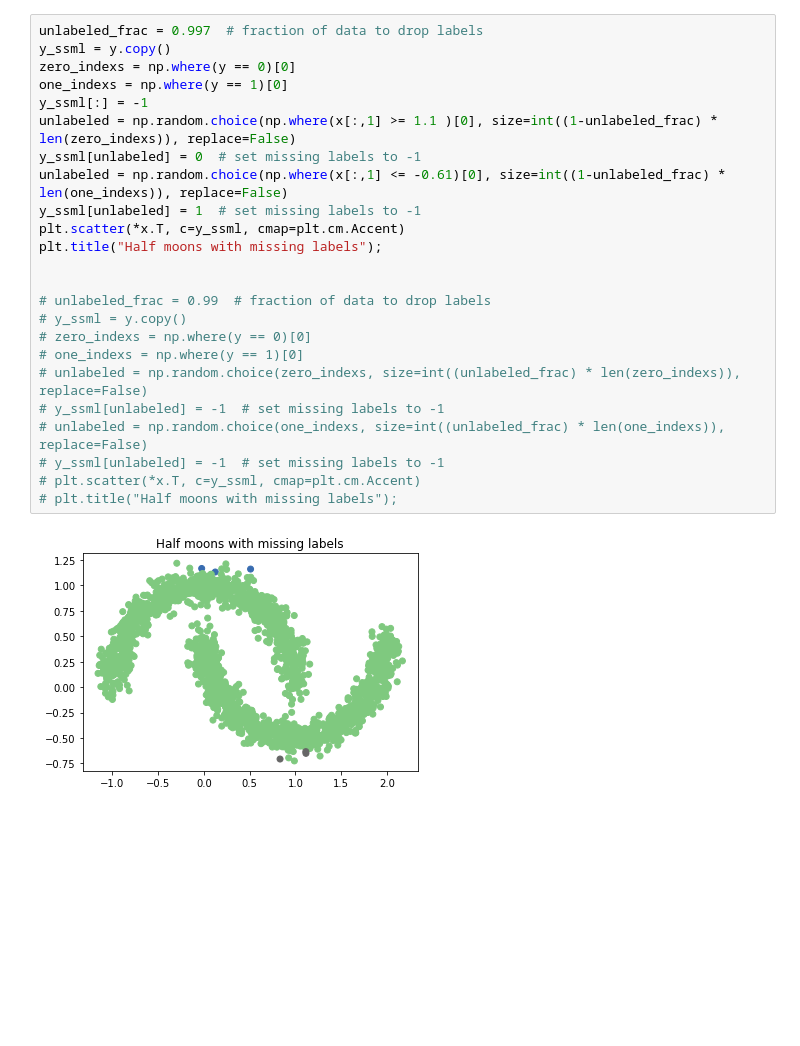
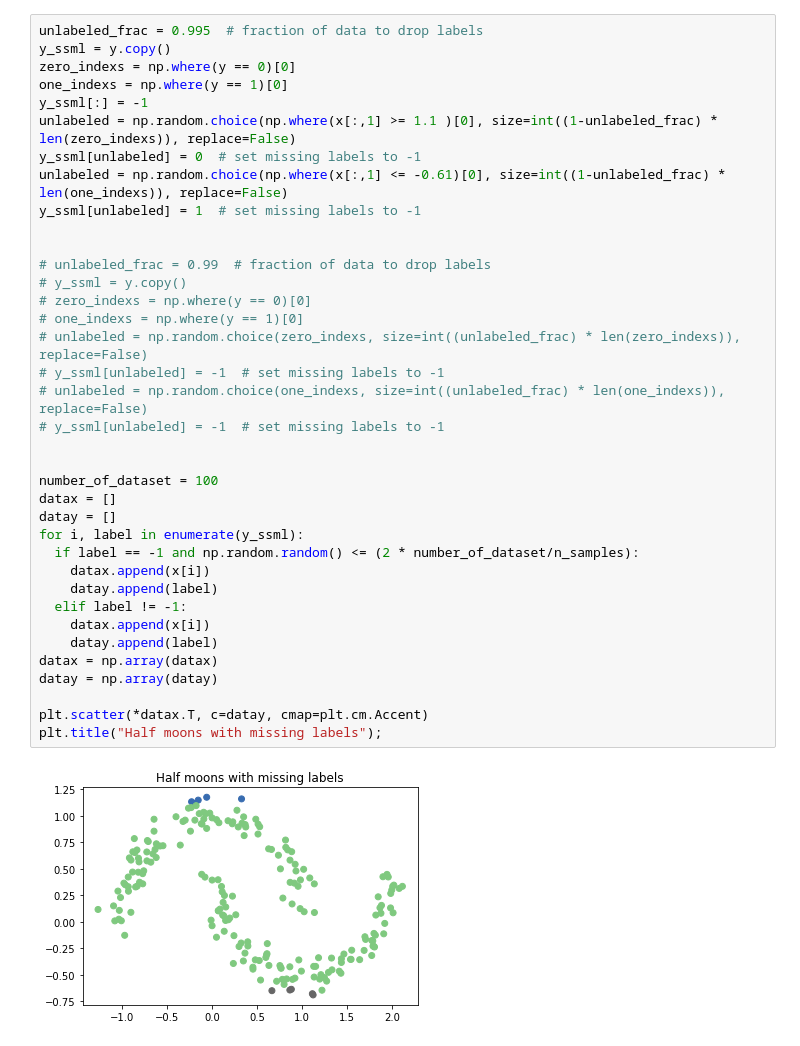
Before and after one commit to ahbagheri01/Interpolation_consistency_training, a Jupyter notebook: ICT.ipynb, the cells around one changed output. Saved outputs shown, nothing was run; the diff lists cells and outputs as text; blank space fills up the shorter version.

```diff
--- a/ICT.ipynb
+++ b/ICT.ipynb
@@ -22,27 +23,40 @@ plt.title("Generated half moons data");
 # %%
-unlabeled_frac = 0.997  # fraction of data to drop labels
+unlabeled_frac = 0.995  # fraction of data to drop labels
 y_ssml = y.copy()
 zero_indexs = np.where(y == 0)[0]
 one_indexs = np.where(y == 1)[0]
 y_ssml[:] = -1
 unlabeled = np.random.choice(np.where(x[:,1] >= 1.1 )[0], size=int((1-unlabeled_frac) * len(zero_indexs)), replace=False)
 y_ssml[unlabeled] = 0  # set missing labels to -1
 unlabeled = np.random.choice(np.where(x[:,1] <= -0.61)[0], size=int((1-unlabeled_frac) * len(one_indexs)), replace=False)
 y_ssml[unlabeled] = 1  # set missing labels to -1
-plt.scatter(*x.T, c=y_ssml, cmap=plt.cm.Accent)
-plt.title("Half moons with missing labels");
 
 
 # unlabeled_frac = 0.99  # fraction of data to drop labels
 # y_ssml = y.copy()
 # zero_indexs = np.where(y == 0)[0]
 # one_indexs = np.where(y == 1)[0]
 # unlabeled = np.random.choice(zero_indexs, size=int((unlabeled_frac) * len(zero_indexs)), replace=False)
 # y_ssml[unlabeled] = -1  # set missing labels to -1
 # unlabeled = np.random.choice(one_indexs, size=int((unlabeled_frac) * len(one_indexs)), replace=False)
 # y_ssml[unlabeled] = -1  # set missing labels to -1
-# plt.scatter(*x.T, c=y_ssml, cmap=plt.cm.Accent)
-# plt.title("Half moons with missing labels");
+
+
+number_of_dataset = 100
+datax = []
+datay = []
+for i, label in enumerate(y_ssml):
+  if label == -1 and np.random.random() <= (2 * number_of_dataset/n_samples):
+    datax.append(x[i])
+    datay.append(label)
+  elif label != -1:
+    datax.append(x[i])
+    datay.append(label)
+datax = np.array(datax)
+datay = np.array(datay)
+
+plt.scatter(*datax.T, c=datay, cmap=plt.cm.Accent)
+plt.title("Half moons with missing labels");
 # %% [output]
-[figure, old version]
+[figure, new version]
 # %%
```
Also changed, not shown: parts of 10 cells of this notebook, 1 other file.
